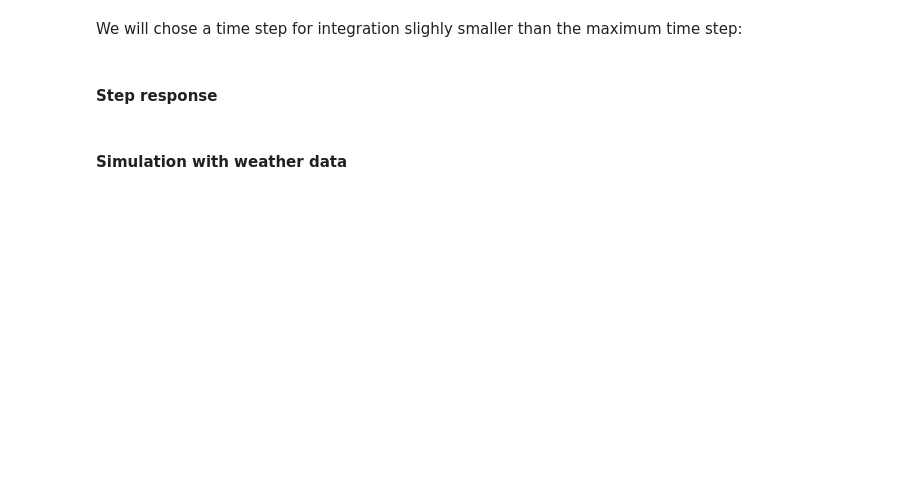
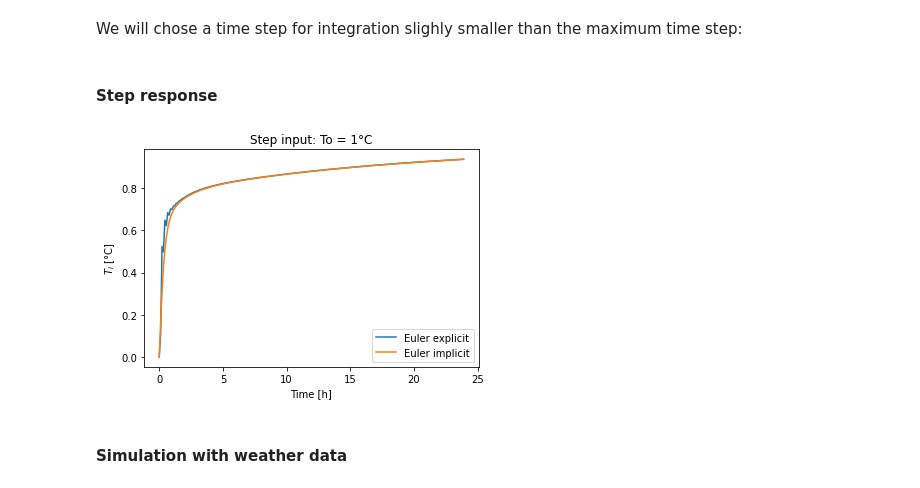
Before and after one commit to cmg-git/dm4bem, a Jupyter notebook: t05AssTC.ipynb, the cells around one changed output. Cells and saved outputs as stored; diff of their text form; code cells hidden in the pictures; blank space fills up the shorter version.

```diff
--- a/t05AssTC.ipynb
+++ b/t05AssTC.ipynb
@@ -243,7 +243,9 @@ dt = 400  # [s] simulation time step
 #### Step response
 # %%
 duration = 3600 * 24 * 1        # [s]
-t05_func.step_response(duration, dt, As, Bs, Cs, Ds)
+tuto_func.step_response(duration, dt, As, Bs, Cs, Ds)
+# %% [output]
+[figure, added]
 # %% [markdown]
 #### Simulation with weather data
 # %%
```
Also changed, not shown: parts of 7 cells of this notebook, 2 other files.
